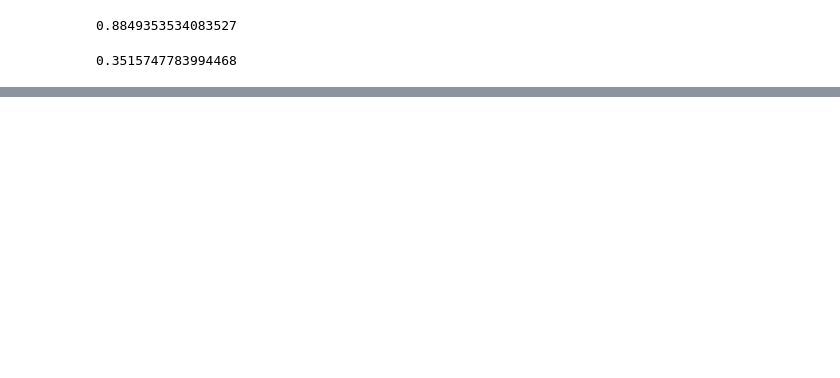
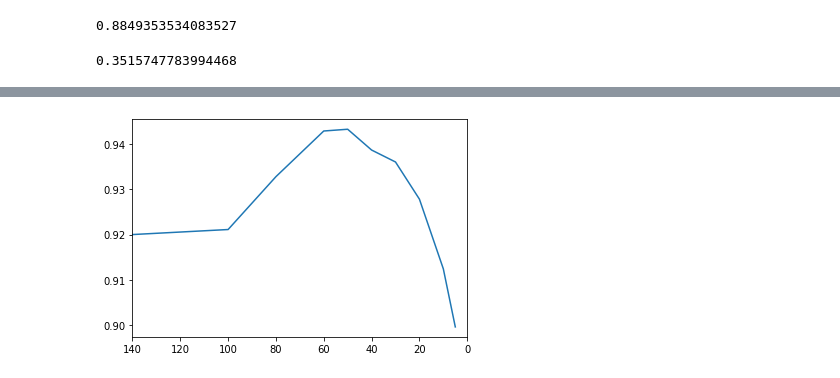
Before and after one commit to STRZGR/Natural-Language-Processing-with-Python-Analyzing-Text-with-the-Natural-Language-Toolkit, a Jupyter notebook: Chapter 05/NLTK Chapter 5 - Exercises.ipynb, the cells around one changed output, grey strips where cells are left out. Drawn from its saved outputs; the diff is of its cells as text; code cells hidden in the pictures; blank space fills up the shorter version.

```diff
--- a/Chapter 05/NLTK Chapter 5 - Exercises.ipynb
+++ b/Chapter 05/NLTK Chapter 5 - Exercises.ipynb
@@ -938,0 +1095,5 @@ six_gram_tagger.evaluate(test_sents)
+# %%
+test_tags = [tag for sent in brown.sents()[size:]
+             for (word, tag) in t2.tag(sent)]
+gold_tags = [tag for sent in brown.tagged_sents()[size:] for (word, tag) in sent]
+cm = nltk.ConfusionMatrix(gold_tags, test_tags)
@@ -938,0 +1110,36 @@ six_gram_tagger.evaluate(test_sents)
+# %%
+perf = []
+
+# number of top_cm_errors to collapse
+trials = [140, 100, 80, 60, 50, 40, 30, 20, 10, 5]
+
+size = int(len(brown.tagged_sents()) * .9)
+train_sents = brown.tagged_sents()[:size]
+test_sents = brown.tagged_sents()[size:]
+
+for trial in trials:
+
+    # create a new mapping of tags to be collapsed for each trial
+    new_mappings = {}
+
+    # if the first tag (what the tag should have been) is more common
+    # than the second (how the word was mistakenly labeled),
+    # collapse the second
+    for tags, errors in top_cm_errors(cm)[:trial]:
+        if ft[tags[0]] > ft[tags[1]]:
+            new_mappings[tags[1]] = tags[0]
+
+    # training and test sets have to be re-initialized for each trial
+
+    new_train_sents = [[(word[0], new_mappings.get(word[1], word[1]))] for sent in train_sents for word in sent ]
+    new_test_sents = [[(word[0], new_mappings.get(word[1], word[1]))] for sent in test_sents for word in sent ]
+    t0 = nltk.DefaultTagger('NN')
+    t1 = nltk.UnigramTagger(new_train_sents, backoff = t0)
+    t2 = nltk.BigramTagger(new_train_sents, backoff = t1)
+    perf.append(t2.evaluate(new_test_sents))
+# %%
+plt.plot(trials, perf)
+plt.xlim(140, 0)
+plt.show()
+# %% [output]
+[figure, added]
```
Also changed, not shown: parts of 31 cells of this notebook.
